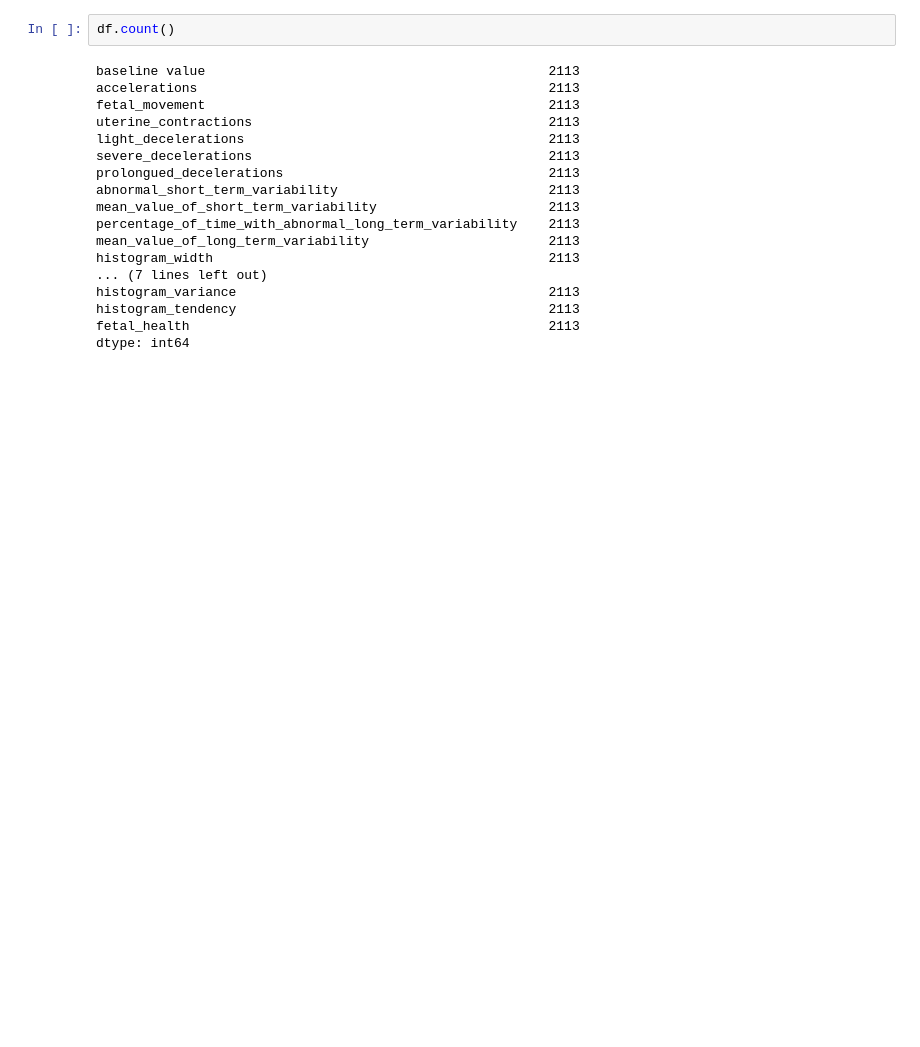
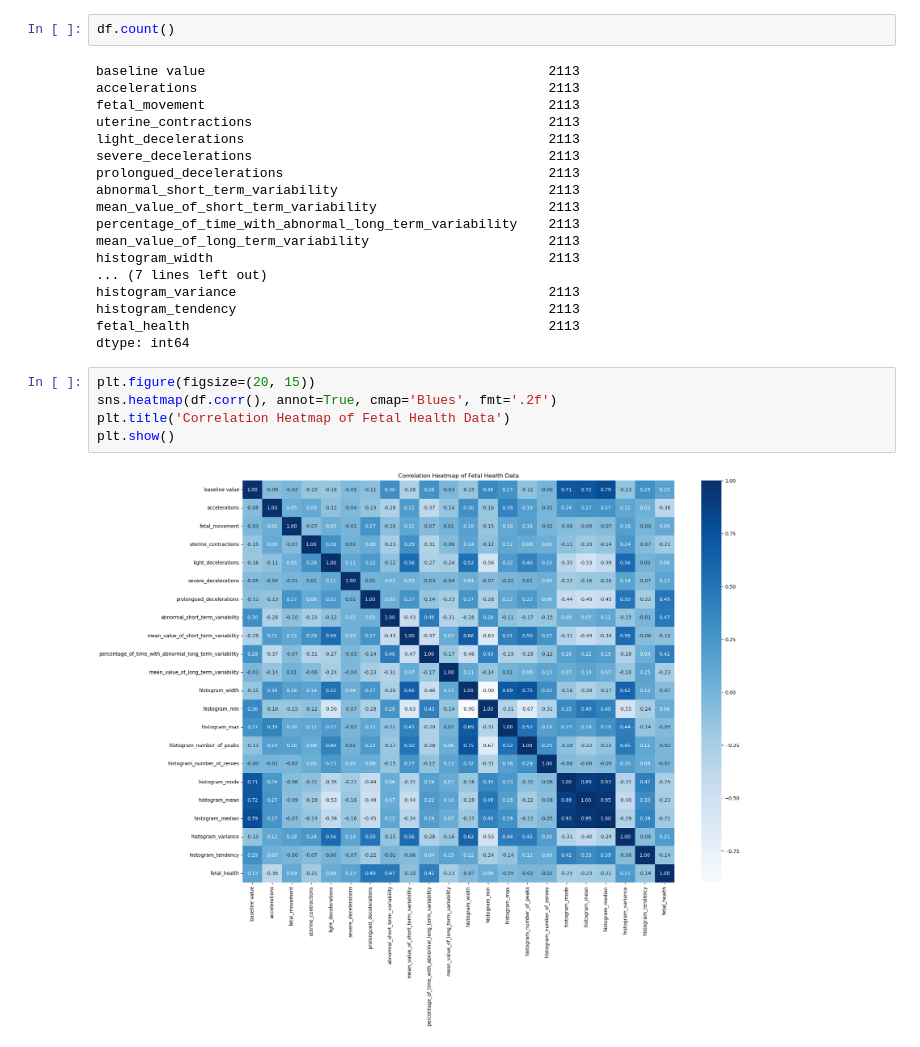
Before and after one commit to Constantin-Stamate/Pregnancy_Health_Assistant, a Jupyter notebook: models/gradient_boosting.ipynb, the cells around one changed output. Saved outputs shown, nothing was run; the diff lists cells and outputs as text; blank space fills up the shorter version.

Commit message:
perform exploratory data visualization on DataFrame

```diff
--- a/models/gradient_boosting.ipynb
+++ b/models/gradient_boosting.ipynb
@@ -160,3 +160,10 @@ histogram_variance                                        2113
 histogram_tendency                                        2113
 fetal_health                                              2113
 dtype: int64
+# %%
+plt.figure(figsize=(20, 15))
+sns.heatmap(df.corr(), annot=True, cmap='Blues', fmt='.2f')
+plt.title('Correlation Heatmap of Fetal Health Data')
+plt.show()
+# %% [output]
+[figure, added]
```
Also changed, not shown: parts of 3 cells of this notebook.
